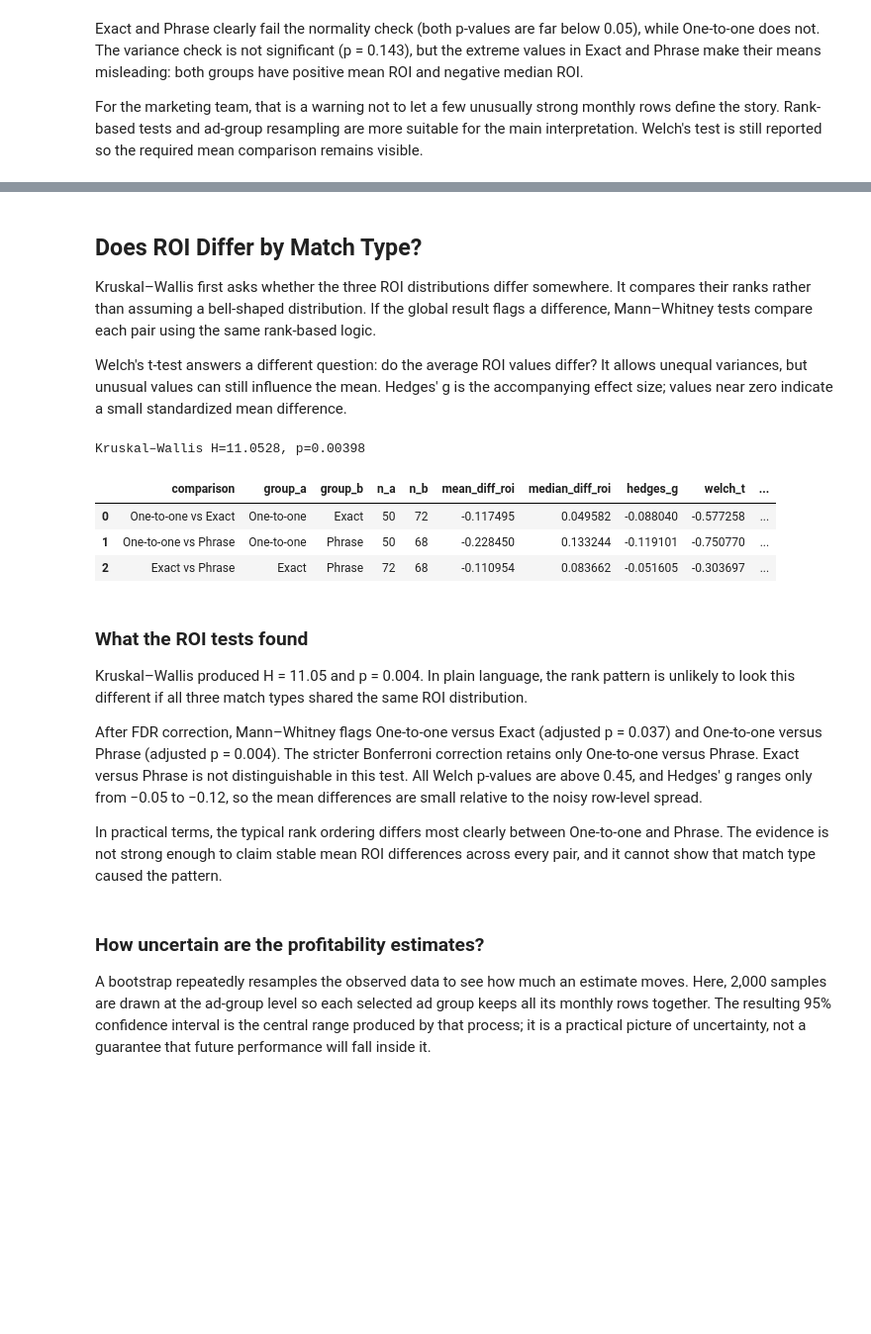
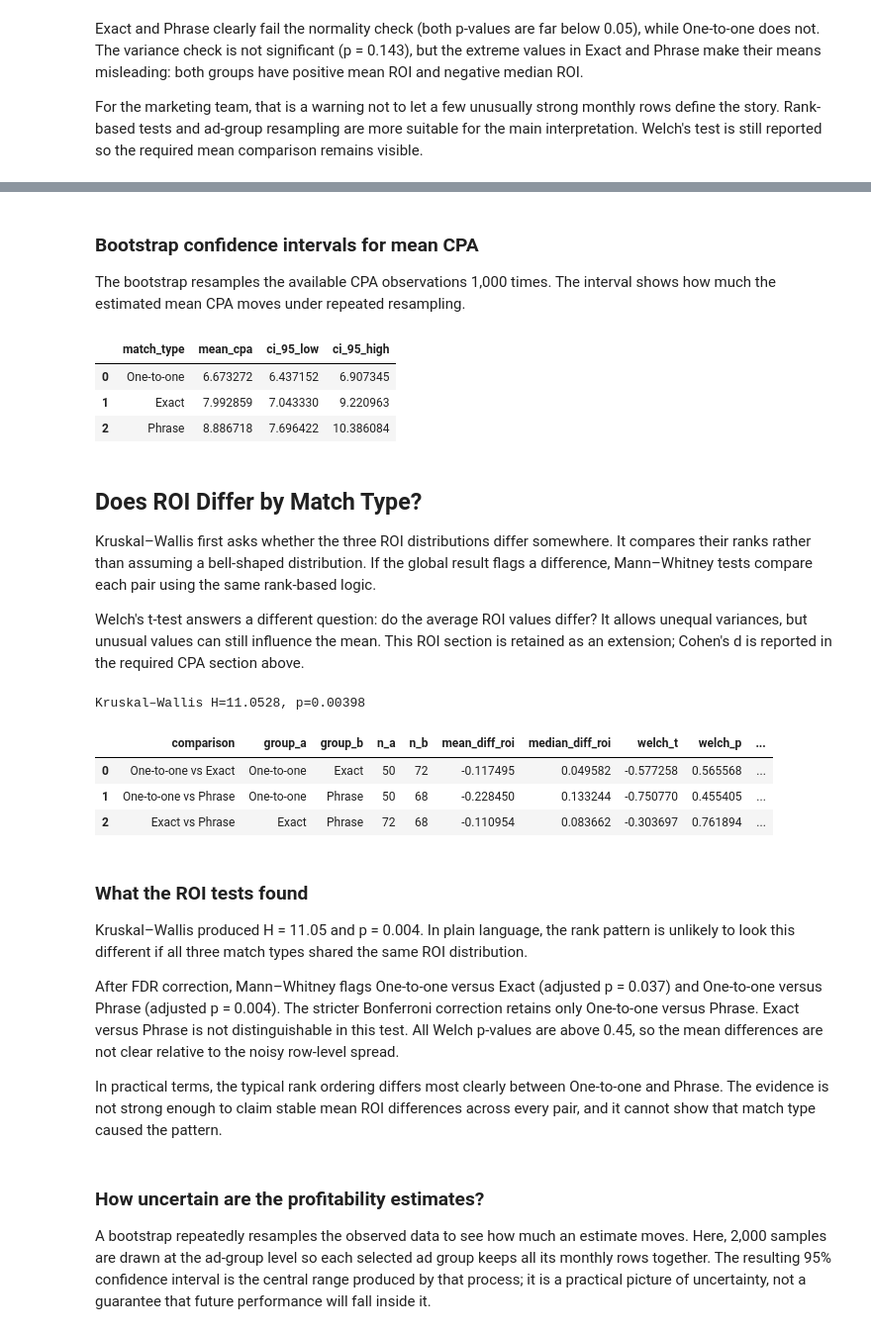
Before and after one commit to ai-consulting-bootcamp/lab-statistical-analysis, a Jupyter notebook: notebooks/statistical_analysis.ipynb, the cells around one changed output, grey strips where cells are left out. Shown at 99% size. Saved outputs shown, nothing was run; the diff lists cells and outputs as text; code cells hidden in the pictures; blank space fills up the shorter version.

```diff
--- a/notebooks/statistical_analysis.ipynb
+++ b/notebooks/statistical_analysis.ipynb
@@ -99,51 +174,70 @@ For the marketing team, that is a warning not to let a few unusually strong mont
+# %% [markdown]
+### Bootstrap confidence intervals for mean CPA
+
+The bootstrap resamples the available CPA observations 1,000 times. The interval shows how much the estimated mean CPA moves under repeated resampling.
+# %%
+def bootstrap_ci(data, n_bootstrap=1000, ci_level=0.95):
+    values = pd.Series(data).replace([np.inf, -np.inf], np.nan).dropna().to_numpy()
+    rng = np.random.default_rng(RNG_SEED)
+    means = np.array([rng.choice(values, size=len(values), replace=True).mean() for _ in range(n_bootstrap)])
+    tail = (1 - ci_level) / 2
+    return np.quantile(means, [tail, 1 - tail])
+
+cpa_ci_rows = []
+for group in MATCH_ORDER:
+    values = df.loc[df["match_type"].eq(group), "cpa"]
+    ci_low, ci_high = bootstrap_ci(values)
+    cpa_ci_rows.append({"match_type": group, "mean_cpa": values.replace([np.inf, -np.inf], np.nan).mean(),
+                        "ci_95_low": ci_low, "ci_95_high": ci_high})
+cpa_bootstrap_ci = pd.DataFrame(cpa_ci_rows)
+display(cpa_bootstrap_ci)
+cpa_bootstrap_ci.to_csv(OUTPUT_DIR / "cpa_bootstrap_ci.csv", index=False)
+# %% [output]
+|  | match_type | mean_cpa | ci_95_low | ci_95_high |
+| 0 | One-to-one | 6.673272 | 6.437152 | 6.907345 |
+| 1 | Exact | 7.992859 | 7.043330 | 9.220963 |
+| 2 | Phrase | 8.886718 | 7.696422 | 10.386084 |
 # %% [markdown]
 ## Does ROI Differ by Match Type?
 
 Kruskal–Wallis first asks whether the three ROI distributions differ somewhere. It compares their ranks rather than assuming a bell-shaped distribution. If the global result flags a difference, Mann–Whitney tests compare each pair using the same rank-based logic.
 
-Welch's t-test answers a different question: do the average ROI values differ? It allows unequal variances, but unusual values can still influence the mean. Hedges' g is the accompanying effect size; values near zero indicate a small standardized mean difference.
+Welch's t-test answers a different question: do the average ROI values differ? It allows unequal variances, but unusual values can still influence the mean. This ROI section is retained as an extension; Cohen's d is reported in the required CPA section above.
 # %%
 roi_groups = [df.loc[df["match_type"].eq(g), "roi"].dropna() for g in MATCH_ORDER]
 kruskal = stats.kruskal(*roi_groups)
 print(f"Kruskal–Wallis H={kruskal.statistic:.4f}, p={kruskal.pvalue:.4g}")
-
-def hedges_g(x, y):
-    x, y = np.asarray(x), np.asarray(y)
-    pooled = np.sqrt(((len(x)-1)*x.var(ddof=1) + (len(y)-1)*y.var(ddof=1)) / (len(x)+len(y)-2))
-    d = (x.mean() - y.mean()) / pooled if pooled else np.nan
-    correction = 1 - 3 / (4*(len(x)+len(y))-9)
-    return correction * d
 
 rows = []
 for a, b in itertools.combinations(MATCH_ORDER, 2):
     x = df.loc[df["match_type"].eq(a), "roi"].dropna()
     y = df.loc[df["match_type"].eq(b), "roi"].dropna()
     welch = stats.ttest_ind(x, y, equal_var=False)
     mw = stats.mannwhitneyu(x, y, alternative="two-sided")
     rows.append({"comparison": f"{a} vs {b}", "group_a": a, "group_b": b,
                  "n_a": len(x), "n_b": len(y), "mean_diff_roi": x.mean()-y.mean(),
-                 "median_diff_roi": x.median()-y.median(), "hedges_g": hedges_g(x,y),
+                 "median_diff_roi": x.median()-y.median(),
                  "welch_t": welch.statistic, "welch_p": welch.pvalue,
                  "mann_whitney_u": mw.statistic, "mann_whitney_p": mw.pvalue})
 continuous_tests = pd.DataFrame(rows)
 for family in ["welch", "mann_whitney"]:
     pcol = f"{family}_p"
     continuous_tests[f"{family}_p_fdr"] = benjamini_hochberg(continuous_tests[pcol])
     continuous_tests[f"{family}_p_bonferroni"] = np.minimum(continuous_tests[pcol] * len(continuous_tests), 1)
 display(continuous_tests)
 continuous_tests.to_csv(OUTPUT_DIR / "continuous_pairwise_tests.csv", index=False)
 # %% [output]
 Kruskal–Wallis H=11.0528, p=0.00398
-|  | comparison | group_a | group_b | n_a | n_b | mean_diff_roi | median_diff_roi | hedges_g | welch_t | ... |
-| 0 | One-to-one vs Exact | One-to-one | Exact | 50 | 72 | -0.117495 | 0.049582 | -0.088040 | -0.577258 | ... |
-| 1 | One-to-one vs Phrase | One-to-one | Phrase | 50 | 68 | -0.228450 | 0.133244 | -0.119101 | -0.750770 | ... |
-| 2 | Exact vs Phrase | Exact | Phrase | 72 | 68 | -0.110954 | 0.083662 | -0.051605 | -0.303697 | ... |
+|  | comparison | group_a | group_b | n_a | n_b | mean_diff_roi | median_diff_roi | welch_t | welch_p | ... |
+| 0 | One-to-one vs Exact | One-to-one | Exact | 50 | 72 | -0.117495 | 0.049582 | -0.577258 | 0.565568 | ... |
+| 1 | One-to-one vs Phrase | One-to-one | Phrase | 50 | 68 | -0.228450 | 0.133244 | -0.750770 | 0.455405 | ... |
+| 2 | Exact vs Phrase | Exact | Phrase | 72 | 68 | -0.110954 | 0.083662 | -0.303697 | 0.761894 | ... |
 # %% [markdown]
 ### What the ROI tests found
 
 Kruskal–Wallis produced H = 11.05 and p = 0.004. In plain language, the rank pattern is unlikely to look this different if all three match types shared the same ROI distribution.
 
-After FDR correction, Mann–Whitney flags One-to-one versus Exact (adjusted p = 0.037) and One-to-one versus Phrase (adjusted p = 0.004). The stricter Bonferroni correction retains only One-to-one versus Phrase. Exact versus Phrase is not distinguishable in this test. All Welch p-values are above 0.45, and Hedges' g ranges only from −0.05 to −0.12, so the mean differences are small relative to the noisy row-level spread.
+After FDR correction, Mann–Whitney flags One-to-one versus Exact (adjusted p = 0.037) and One-to-one versus Phrase (adjusted p = 0.004). The stricter Bonferroni correction retains only One-to-one versus Phrase. Exact versus Phrase is not distinguishable in this test. All Welch p-values are above 0.45, so the mean differences are not clear relative to the noisy row-level spread.
 
 In practical terms, the typical rank ordering differs most clearly between One-to-one and Phrase. The evidence is not strong enough to claim stable mean ROI differences across every pair, and it cannot show that match type caused the pattern.
 # %% [markdown]
```
Also changed, not shown: parts of 12 cells of this notebook, 23 other files.
